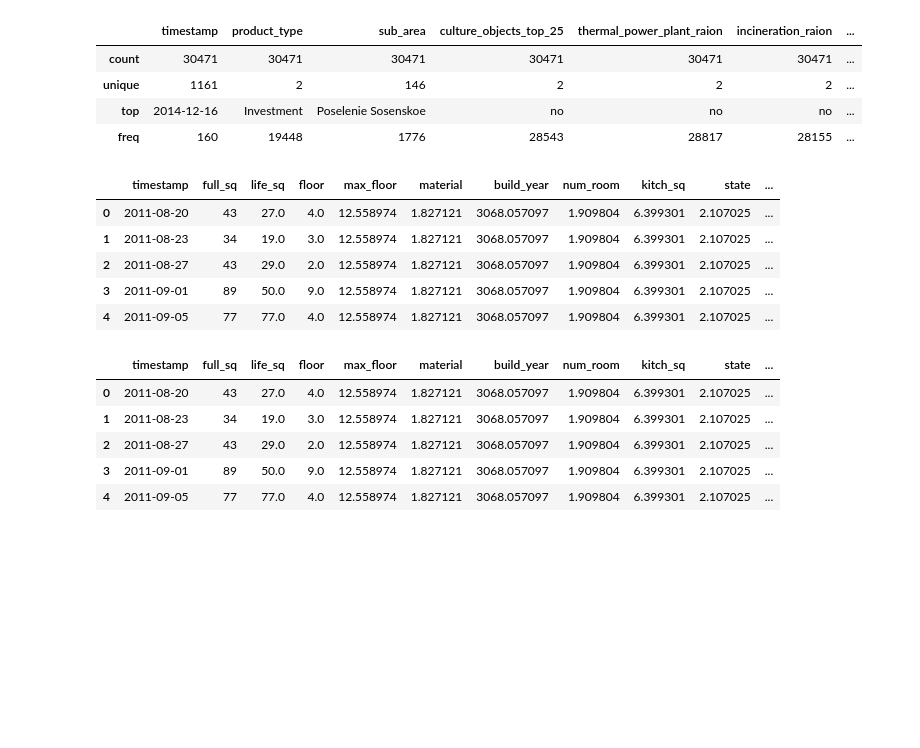
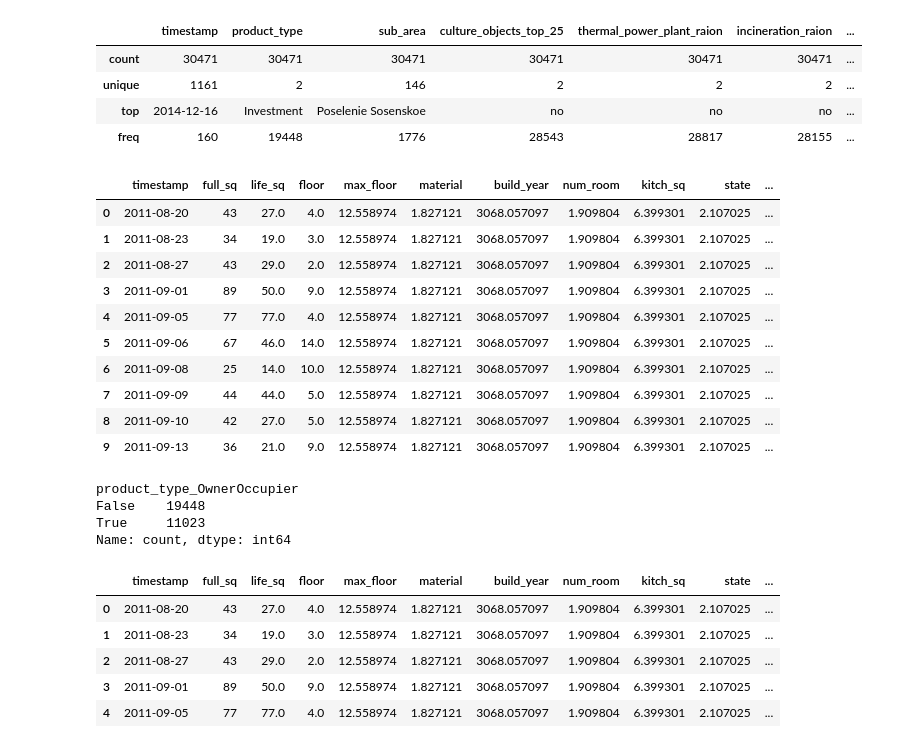
Before and after one commit to Yeetmq/Course-paper, a Jupyter notebook: learn_model.ipynb, the cells around one changed output. Cells and saved outputs as stored; diff of their text form; code cells hidden in the pictures; blank space fills up the shorter version.

```diff
--- a/learn_model.ipynb
+++ b/learn_model.ipynb
@@ -225,25 +225,35 @@ data.describe(include='object')
 | unique | 1161 | 2 | 146 | 2 | 2 | 2 | ... |
 | top | 2014-12-16 | Investment | Poselenie Sosenskoe | no | no | no | ... |
 | freq | 160 | 19448 | 1776 | 28543 | 28817 | 28155 | ... |
+# %%
+data = data.drop('sub_area', axis=1)
 # %%
 for col in categorical_columns:
-    if col != 'timestamp':
-        if data[col].nunique() < 5:
+    if col != 'timestamp' and col != 'sub_area':
+        if data[col].nunique() <= 5:
             one_hot = pd.get_dummies(data[col], prefix=col, drop_first=True)
             data = pd.concat((data.drop(col, axis=1), one_hot), axis=1)
-
-        else:
-            mean_target = data.groupby(col)['log_price_doc'].mean()
-            data[col] = data[col].map(mean_target)
 # %%
-data.head()
+data.head(10)
 # %% [output]
 |  | timestamp | full_sq | life_sq | floor | max_floor | material | build_year | num_room | kitch_sq | state | ... |
 | 0 | 2011-08-20 | 43 | 27.0 | 4.0 | 12.558974 | 1.827121 | 3068.057097 | 1.909804 | 6.399301 | 2.107025 | ... |
 | 1 | 2011-08-23 | 34 | 19.0 | 3.0 | 12.558974 | 1.827121 | 3068.057097 | 1.909804 | 6.399301 | 2.107025 | ... |
 | 2 | 2011-08-27 | 43 | 29.0 | 2.0 | 12.558974 | 1.827121 | 3068.057097 | 1.909804 | 6.399301 | 2.107025 | ... |
 | 3 | 2011-09-01 | 89 | 50.0 | 9.0 | 12.558974 | 1.827121 | 3068.057097 | 1.909804 | 6.399301 | 2.107025 | ... |
 | 4 | 2011-09-05 | 77 | 77.0 | 4.0 | 12.558974 | 1.827121 | 3068.057097 | 1.909804 | 6.399301 | 2.107025 | ... |
+| 5 | 2011-09-06 | 67 | 46.0 | 14.0 | 12.558974 | 1.827121 | 3068.057097 | 1.909804 | 6.399301 | 2.107025 | ... |
+| 6 | 2011-09-08 | 25 | 14.0 | 10.0 | 12.558974 | 1.827121 | 3068.057097 | 1.909804 | 6.399301 | 2.107025 | ... |
+| 7 | 2011-09-09 | 44 | 44.0 | 5.0 | 12.558974 | 1.827121 | 3068.057097 | 1.909804 | 6.399301 | 2.107025 | ... |
+| 8 | 2011-09-10 | 42 | 27.0 | 5.0 | 12.558974 | 1.827121 | 3068.057097 | 1.909804 | 6.399301 | 2.107025 | ... |
+| 9 | 2011-09-13 | 36 | 21.0 | 9.0 | 12.558974 | 1.827121 | 3068.057097 | 1.909804 | 6.399301 | 2.107025 | ... |
+# %%
+data['product_type_OwnerOccupier'].value_counts()
+# %% [output]
+product_type_OwnerOccupier
+False    19448
+True     11023
+Name: count, dtype: int64
 # %%
 data['timestamp'] = pd.to_datetime(data['timestamp'])
 
```
Also changed, not shown: parts of 11 cells of this notebook.
